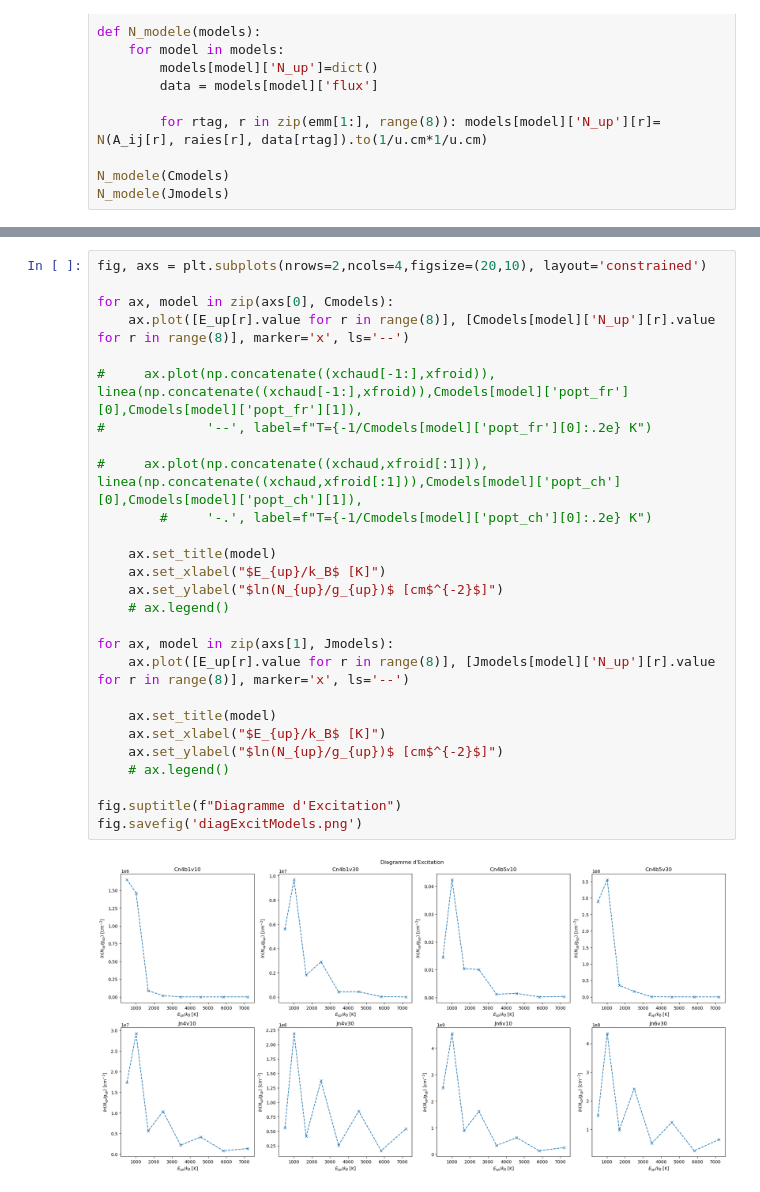
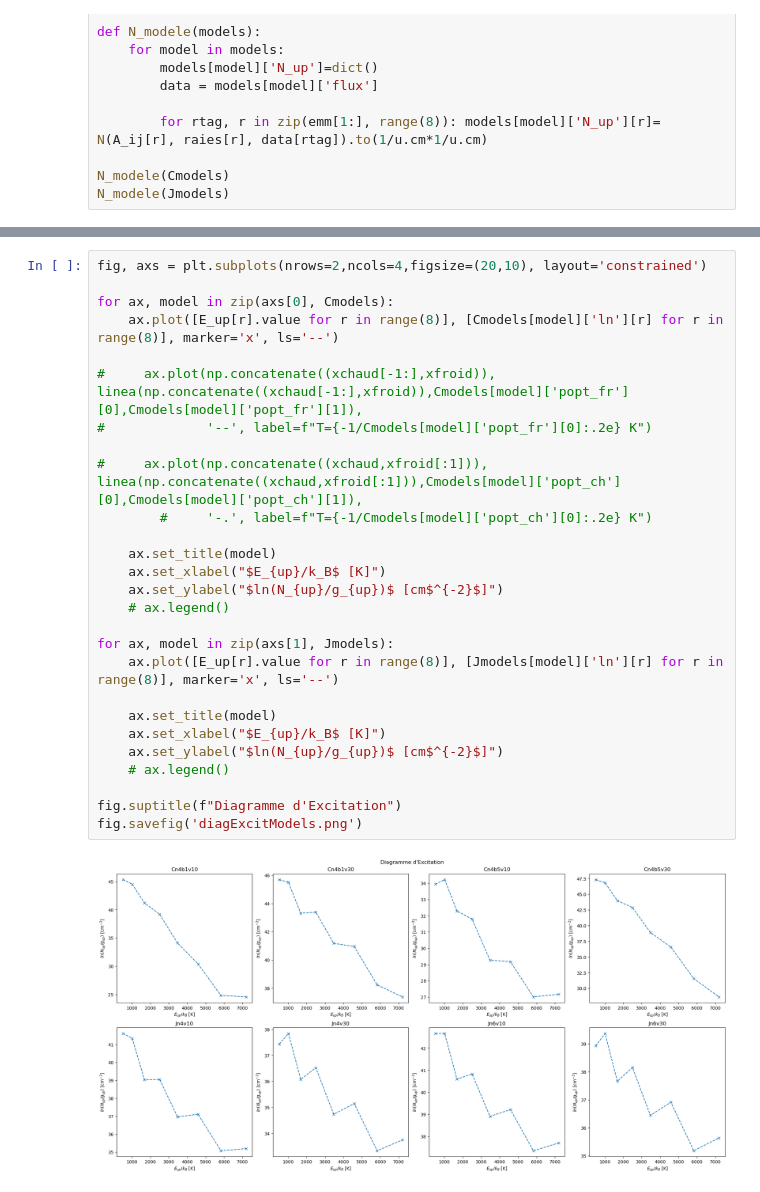
Before and after one commit to georgina-sampson/M04-Shocks, a Jupyter notebook: s06.ipynb, the cells around one changed output, grey strips where cells are left out. Cells and saved outputs as stored; diff of their text form.

```diff
--- a/s06.ipynb
+++ b/s06.ipynb
@@ -687,29 +699,29 @@ ajuste(Jmodels)
 # %%
 fig, axs = plt.subplots(nrows=2,ncols=4,figsize=(20,10), layout='constrained')
 
 for ax, model in zip(axs[0], Cmodels):
-    ax.plot([E_up[r].value for r in range(8)], [Cmodels[model]['N_up'][r].value for r in range(8)], marker='x', ls='--')
+    ax.plot([E_up[r].value for r in range(8)], [Cmodels[model]['ln'][r] for r in range(8)], marker='x', ls='--')
 
 #     ax.plot(np.concatenate((xchaud[-1:],xfroid)), linea(np.concatenate((xchaud[-1:],xfroid)),Cmodels[model]['popt_fr'][0],Cmodels[model]['popt_fr'][1]),
 #             '--', label=f"T={-1/Cmodels[model]['popt_fr'][0]:.2e} K")
 
 #     ax.plot(np.concatenate((xchaud,xfroid[:1])), linea(np.concatenate((xchaud,xfroid[:1])),Cmodels[model]['popt_ch'][0],Cmodels[model]['popt_ch'][1]),
         #     '-.', label=f"T={-1/Cmodels[model]['popt_ch'][0]:.2e} K")
 
     ax.set_title(model)
     ax.set_xlabel("$E_{up}/k_B$ [K]")
     ax.set_ylabel("$ln(N_{up}/g_{up})$ [cm$^{-2}$]")
     # ax.legend()
 
 for ax, model in zip(axs[1], Jmodels):
-    ax.plot([E_up[r].value for r in range(8)], [Jmodels[model]['N_up'][r].value for r in range(8)], marker='x', ls='--')
+    ax.plot([E_up[r].value for r in range(8)], [Jmodels[model]['ln'][r] for r in range(8)], marker='x', ls='--')
 
     ax.set_title(model)
     ax.set_xlabel("$E_{up}/k_B$ [K]")
     ax.set_ylabel("$ln(N_{up}/g_{up})$ [cm$^{-2}$]")
     # ax.legend()
 
 fig.suptitle(f"Diagramme d'Excitation")
 fig.savefig('diagExcitModels.png')
 # %% [output]
-[figure, old version]
+[figure, new version]
```
Also changed, not shown: parts of 4 cells of this notebook, 1 other file.
